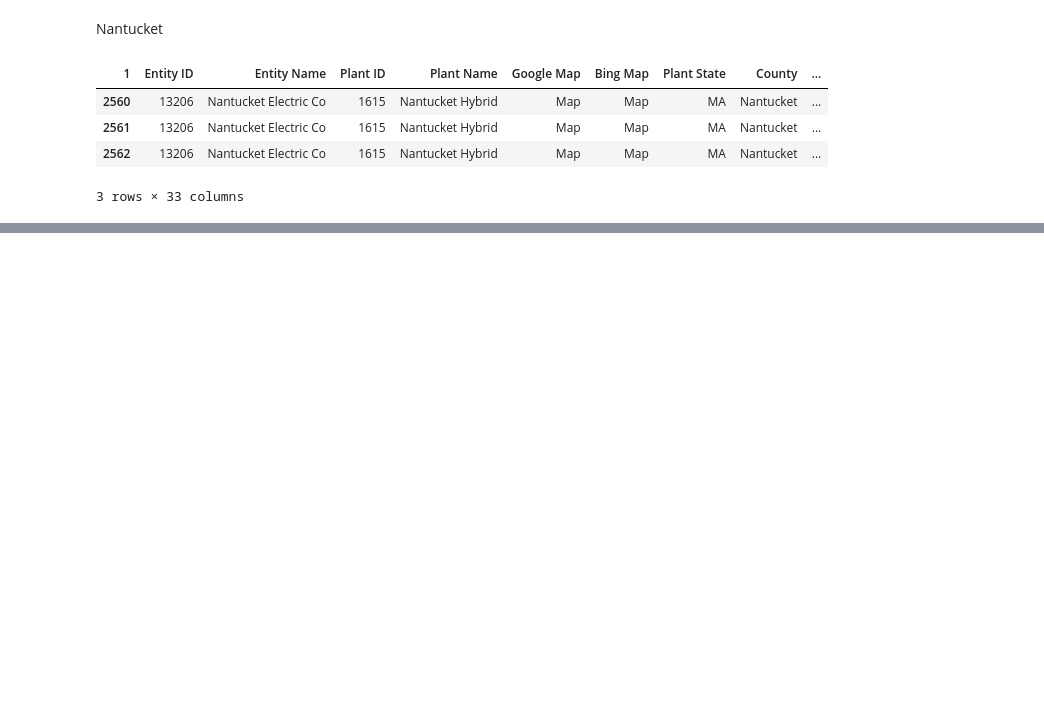
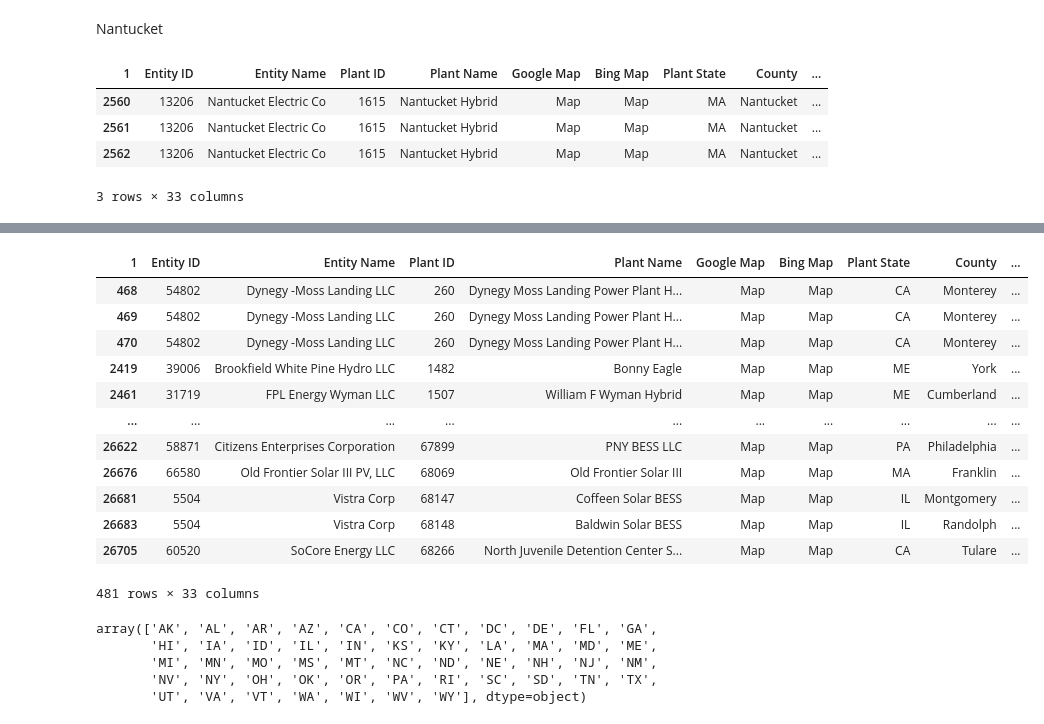
Before and after one commit to mit-shin-group/storage-value, a Jupyter notebook: notebooks/storage_eia860.ipynb, the cells around one changed output, grey strips where cells are left out. Drawn from its saved outputs; the diff is of its cells as text; code cells hidden in the pictures; blank space fills up the shorter version.

```diff
--- a/notebooks/storage_eia860.ipynb
+++ b/notebooks/storage_eia860.ipynb
@@ -161,0 +171,24 @@ df[df["County"] == "Nantucket"]
+# %%
+df[(df["Technology"] == "Batteries") & df["Balancing Authority Code"].isin(iso_list) & (df["Sector"] == "IPP Non-CHP")]
+# %% [output]
+| 1 | Entity ID | Entity Name | Plant ID | Plant Name | Google Map | Bing Map | Plant State | County | ... |
+| 468 | 54802 | Dynegy -Moss Landing LLC | 260 | Dynegy Moss Landing Power Plant H... | Map | Map | CA | Monterey | ... |
+| 469 | 54802 | Dynegy -Moss Landing LLC | 260 | Dynegy Moss Landing Power Plant H... | Map | Map | CA | Monterey | ... |
+| 470 | 54802 | Dynegy -Moss Landing LLC | 260 | Dynegy Moss Landing Power Plant H... | Map | Map | CA | Monterey | ... |
+| 2419 | 39006 | Brookfield White Pine Hydro LLC | 1482 | Bonny Eagle | Map | Map | ME | York | ... |
+| 2461 | 31719 | FPL Energy Wyman LLC | 1507 | William F Wyman Hybrid | Map | Map | ME | Cumberland | ... |
+| ... | ... | ... | ... | ... | ... | ... | ... | ... | ... |
+| 26622 | 58871 | Citizens Enterprises Corporation | 67899 | PNY BESS LLC | Map | Map | PA | Philadelphia | ... |
+| 26676 | 66580 | Old Frontier Solar III PV, LLC | 68069 | Old Frontier Solar III | Map | Map | MA | Franklin | ... |
+| 26681 | 5504 | Vistra Corp | 68147 | Coffeen Solar BESS | Map | Map | IL | Montgomery | ... |
+| 26683 | 5504 | Vistra Corp | 68148 | Baldwin Solar BESS | Map | Map | IL | Randolph | ... |
+| 26705 | 60520 | SoCore Energy LLC | 68266 | North Juvenile Detention Center S... | Map | Map | CA | Tulare | ... |
+481 rows × 33 columns
+# %%
+np.sort(df["Plant State"].unique()[:-1])
+# %% [output]
+array(['AK', 'AL', 'AR', 'AZ', 'CA', 'CO', 'CT', 'DC', 'DE', 'FL', 'GA',
+       'HI', 'IA', 'ID', 'IL', 'IN', 'KS', 'KY', 'LA', 'MA', 'MD', 'ME',
+       'MI', 'MN', 'MO', 'MS', 'MT', 'NC', 'ND', 'NE', 'NH', 'NJ', 'NM',
+       'NV', 'NY', 'OH', 'OK', 'OR', 'PA', 'RI', 'SC', 'SD', 'TN', 'TX',
+       'UT', 'VA', 'VT', 'WA', 'WI', 'WV', 'WY'], dtype=object)
```
Also changed, not shown: parts of 6 cells of this notebook, 1 other file.
